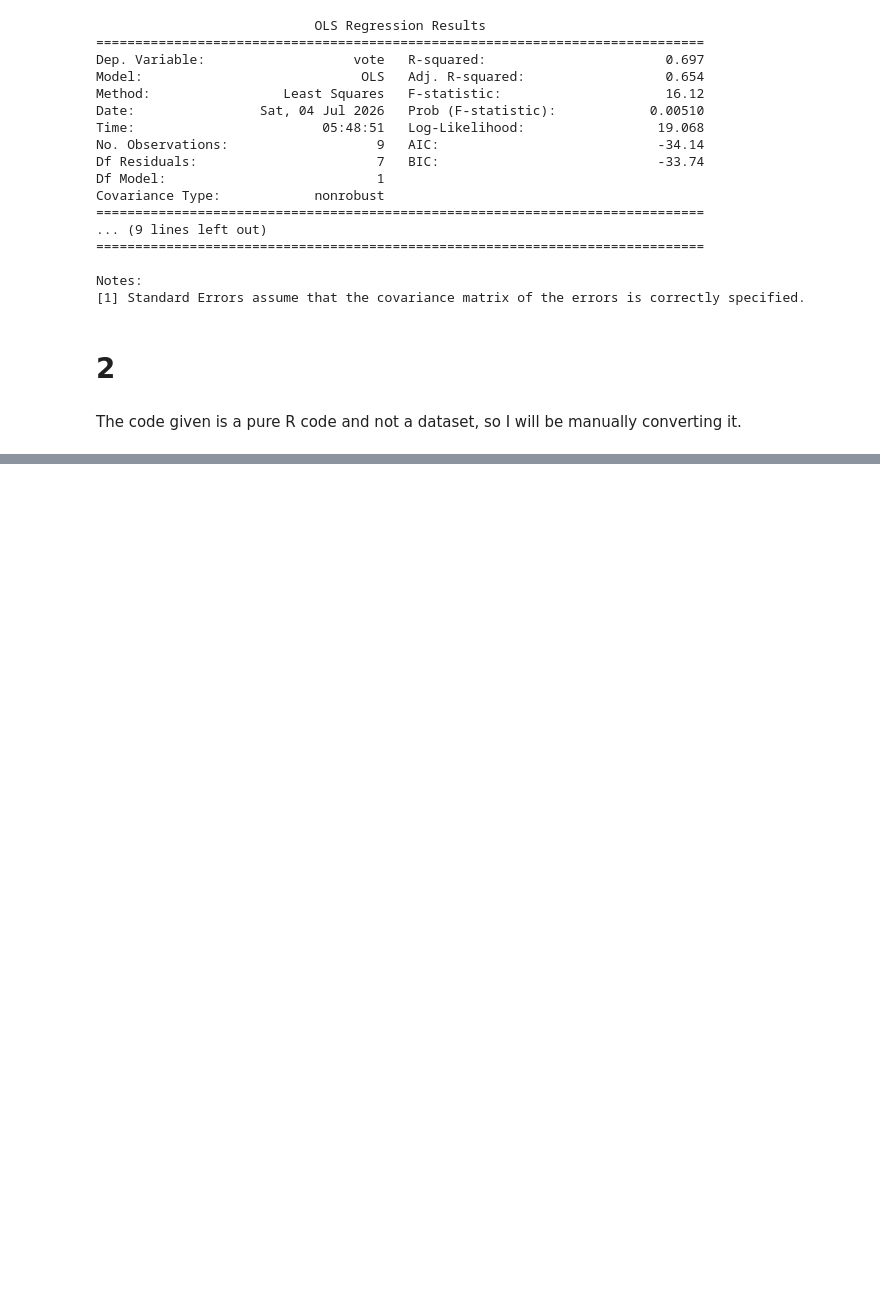
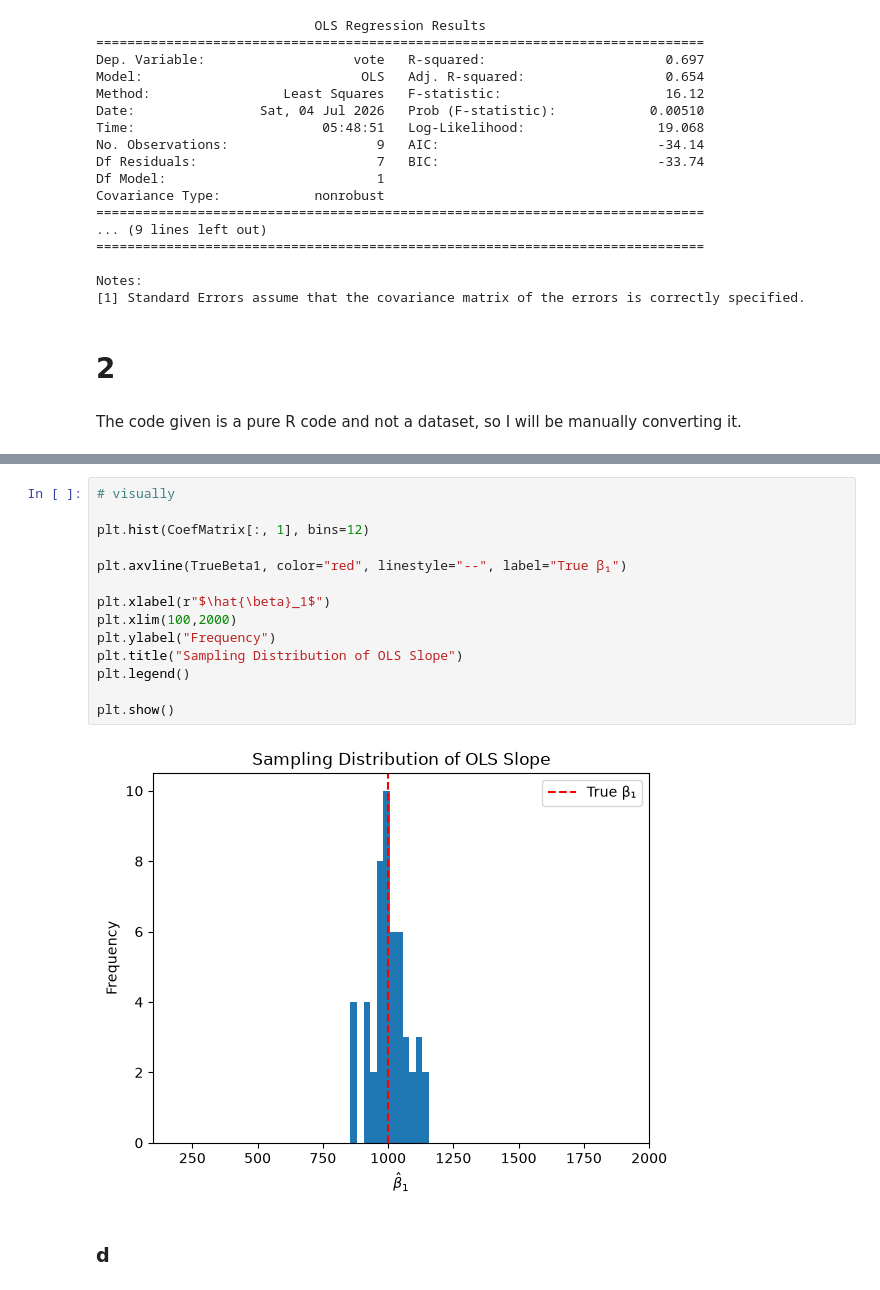
Before and after one commit to ani-research/Python-Companion-For-Real-Econometrics-by-M.Bailey, a Jupyter notebook: chapters/chapter03.ipynb, the cells around one changed output, grey strips where cells are left out. Cells and saved outputs as stored; diff of their text form; blank space fills up the shorter version.

```diff
--- a/chapters/chapter03.ipynb
+++ b/chapters/chapter03.ipynb
@@ -587,0 +658,18 @@ The idea is simple
+# %%
+# visually
+
+plt.hist(CoefMatrix[:, 1], bins=12)
+
+plt.axvline(TrueBeta1, color="red", linestyle="--", label="True β₁")
+
+plt.xlabel(r"$\hat{\beta}_1$")
+plt.xlim(100,2000)
+plt.ylabel("Frequency")
+plt.title("Sampling Distribution of OLS Slope")
+plt.legend()
+
+plt.show()
+# %% [output]
+[figure, added]
+# %% [markdown]
+### d
```
Also changed, not shown: parts of 27 cells of this notebook.
